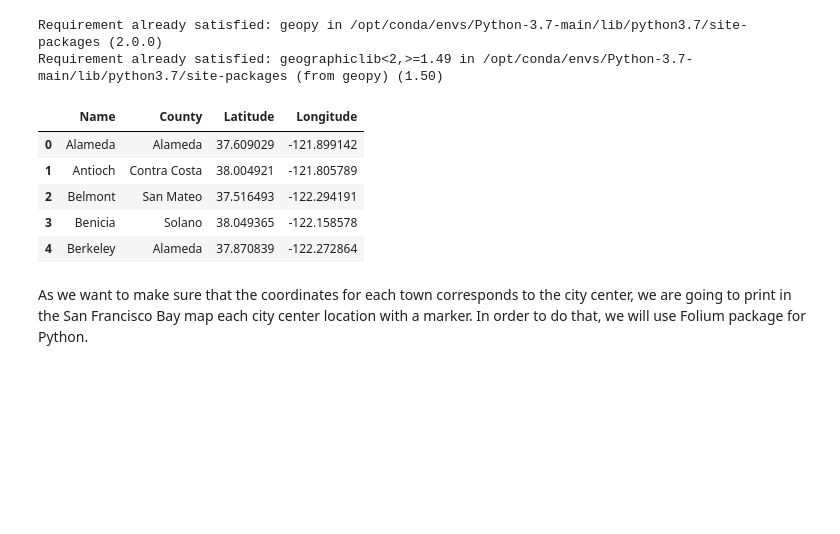
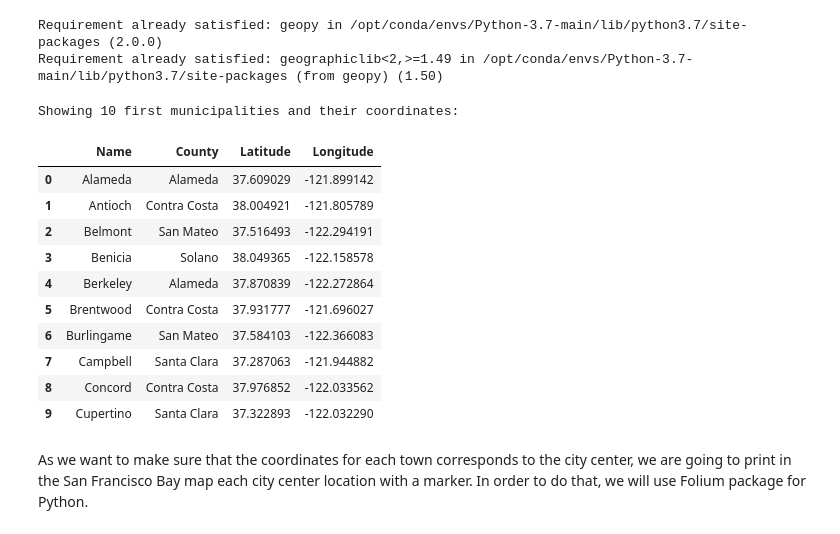
Before and after one commit to jgarcia-garcia/Coursera_Capstone, a Jupyter notebook: Best_Office_Location_SFBayArea.ipynb, the cells around one changed output. Saved outputs shown, nothing was run; the diff lists cells and outputs as text; code cells hidden in the pictures; blank space fills up the shorter version.

```diff
--- a/Best_Office_Location_SFBayArea.ipynb
+++ b/Best_Office_Location_SFBayArea.ipynb
@@ -193,24 +194,31 @@ Requirement already satisfied: geographiclib<2,>=1.49 in /opt/conda/envs/Python-
 # %%
 geolocator = Nominatim(user_agent="SFBay_Explorer")
 coordinates_df = pd.DataFrame(columns=['Name', 'County','Latitude', 'Longitude'])
 
 for name,county in zip(wiki_df_final['Name'], wiki_df_final['County']):
     #In order to create the address, add state name (California) to the town name
     address = name + ' ,California'
     location = geolocator.geocode(address)
     latitude = location.latitude
     longitude = location.longitude
     coordinates_df = coordinates_df.append({'Name': name, 'County':county, 'Latitude' : latitude, 'Longitude': longitude}, ignore_index=True)
     #print('The geograpical coordinate of {} are {}, {}.'.format(name, latitude, longitude))
 
-coordinates_df.head()
+print('Showing 10 first municipalities and their coordinates:')
+coordinates_df.head(10)
 # %% [output]
+Showing 10 first municipalities and their coordinates:
 |  | Name | County | Latitude | Longitude |
 | 0 | Alameda | Alameda | 37.609029 | -121.899142 |
 | 1 | Antioch | Contra Costa | 38.004921 | -121.805789 |
 | 2 | Belmont | San Mateo | 37.516493 | -122.294191 |
 | 3 | Benicia | Solano | 38.049365 | -122.158578 |
 | 4 | Berkeley | Alameda | 37.870839 | -122.272864 |
+| 5 | Brentwood | Contra Costa | 37.931777 | -121.696027 |
+| 6 | Burlingame | San Mateo | 37.584103 | -122.366083 |
+| 7 | Campbell | Santa Clara | 37.287063 | -121.944882 |
+| 8 | Concord | Contra Costa | 37.976852 | -122.033562 |
+| 9 | Cupertino | Santa Clara | 37.322893 | -122.032290 |
 # %% [markdown]
 As we want to make sure that the coordinates for each town corresponds to the city center, we are going to print in the San Francisco Bay map each city center location with a marker.
 In order to do that, we will use Folium package for Python.
```
Also changed, not shown: parts of 19 cells of this notebook.
